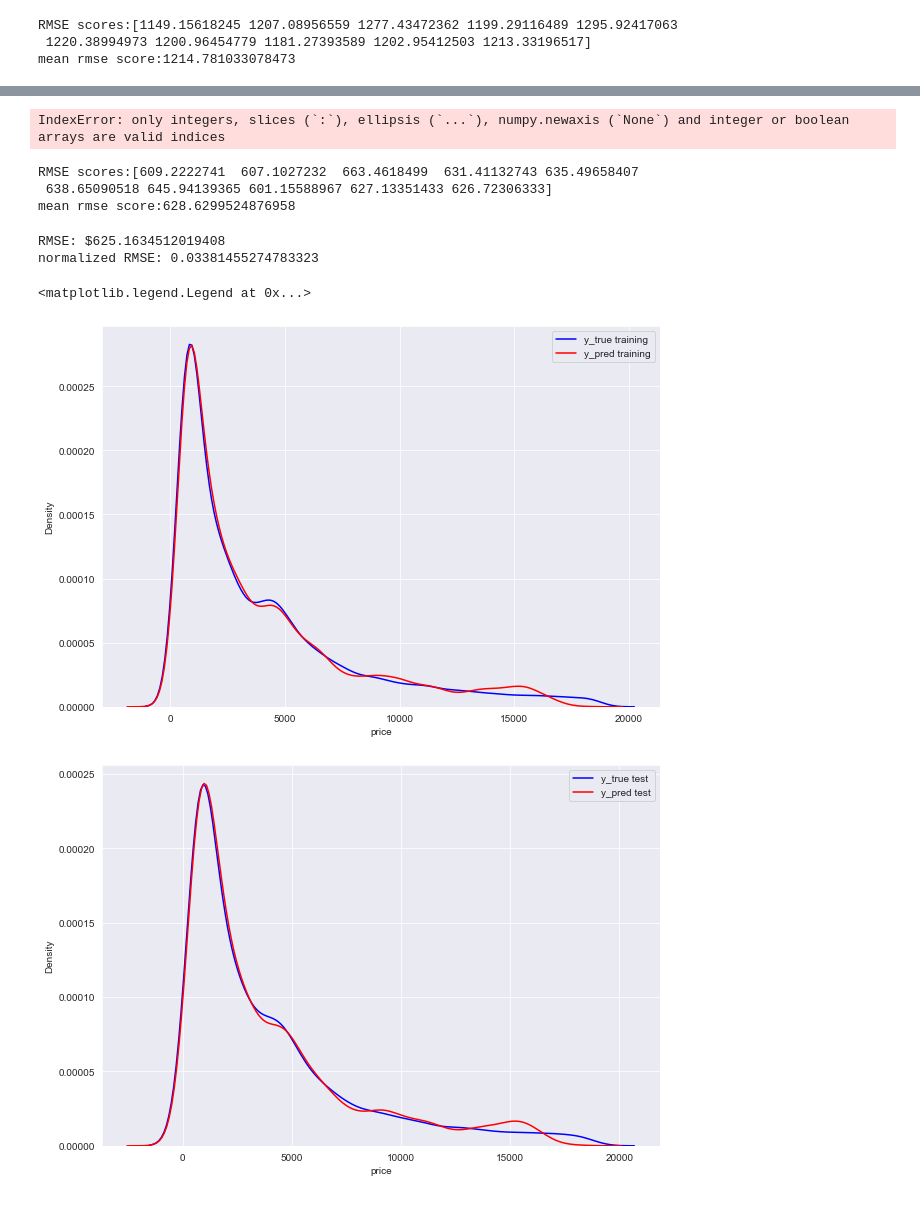
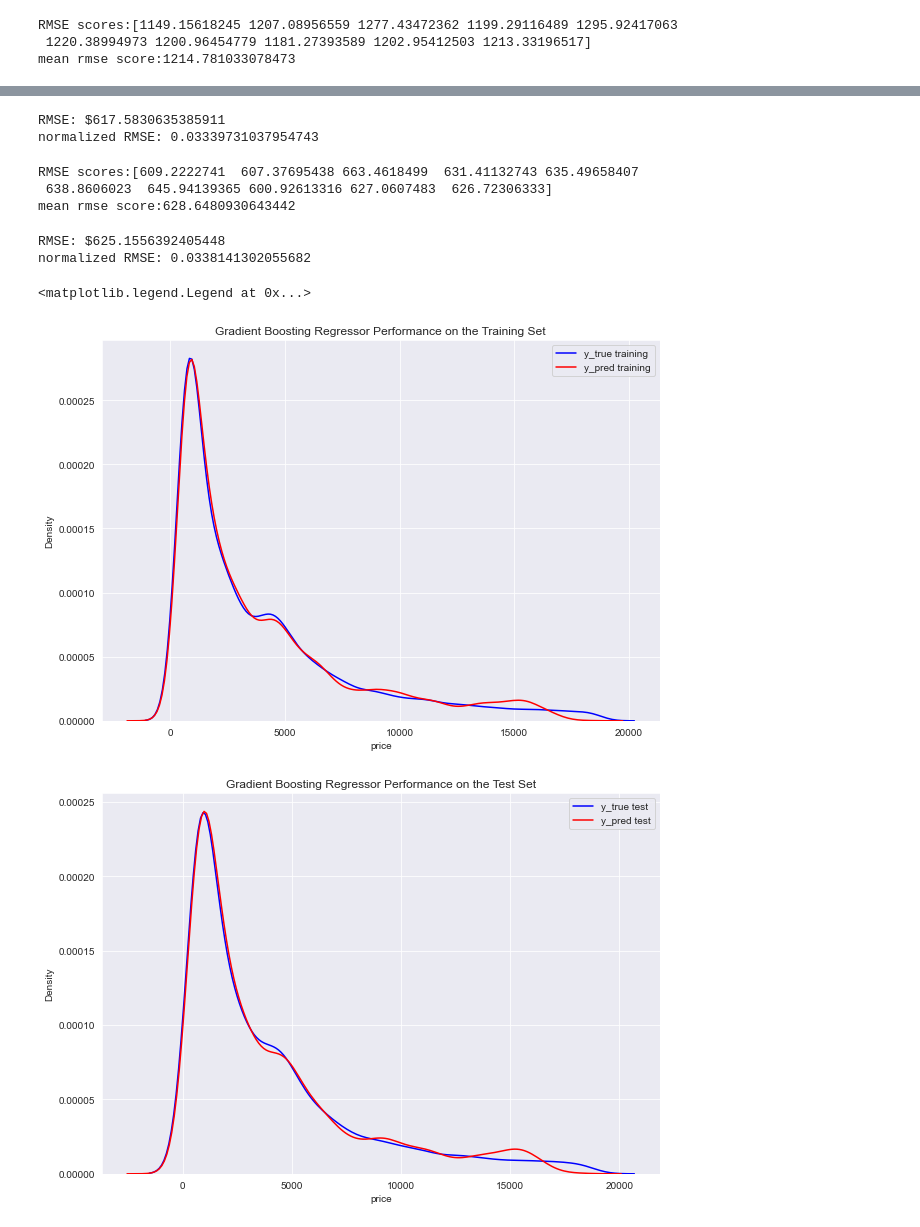
Before and after one commit to Leroywrld/DiamondPricePrediction, a Jupyter notebook: Diamond Prices Prediction.ipynb, the cells around one changed output, grey strips where cells are left out. Saved outputs shown, nothing was run; the diff lists cells and outputs as text; code cells hidden in the pictures.

```diff
--- a/Diamond Prices Prediction.ipynb
+++ b/Diamond Prices Prediction.ipynb
@@ -433,24 +431,25 @@ mean rmse score:555.7167816077648
 # %%
 from sklearn import ensemble
 reg_GB = ensemble.GradientBoostingRegressor()
-reg_GB.fit(X=, y=true_price)
+reg_GB.fit(X=ready_train, y=true_price)
 normalize_rmse(y_observed=true_price, y_pred=reg_GB.predict(ready_train))
 # %% [output]
-IndexError: only integers, slices (`:`), ellipsis (`...`), numpy.newaxis (`None`) and integer or boolean arrays are valid indices
+RMSE: $617.5830635385911
+normalized RMSE: 0.03339731037954743
 # %%
 display_cv_scores(X=ready_train, y=true_price, model=reg_GB)
 # %% [output]
-RMSE scores:[609.2222741  607.1027232  663.4618499  631.41132743 635.49658407
- 638.65090518 645.94139365 601.15588967 627.13351433 626.72306333]
-mean rmse score:628.6299524876958
+RMSE scores:[609.2222741  607.37695438 663.4618499  631.41132743 635.49658407
+ 638.8606023  645.94139365 600.92613316 627.0607483  626.72306333]
+mean rmse score:628.6480930643442
 # %%
 y_test = test_set[label]
 ready_test = full_pipeline.transform(test_set)
 y_test_pred = reg_GB.predict(ready_test)
 normalize_rmse(y_observed=y_test, y_pred=y_test_pred)
 # %% [output]
-RMSE: $625.1634512019408
-normalized RMSE: 0.03381455274783323
+RMSE: $625.1556392405448
+normalized RMSE: 0.0338141302055682
 # %%
 train_scores = []
 test_scores =[]
@@ -482,16 +481,18 @@ rmse_df.to_csv('RMSE scores.csv')
 # %%
 fig, ax = plt.subplots(figsize=(10,7))
 
 sns.kdeplot(true_price, color='Blue', label='y_true training')
 sns.kdeplot(reg_GB.predict(ready_train), color='Red', label='y_pred training')
+plt.title('Gradient Boosting Regressor Performance on the Training Set')
 plt.legend()
 
 
 fig, ax = plt.subplots(figsize=(10,7))
 sns.kdeplot(y_test, color='Blue', label='y_true test')
 sns.kdeplot(reg_GB.predict(ready_test), color='Red', label='y_pred test')
+plt.title('Gradient Boosting Regressor Performance on the Test Set')
 plt.legend()
 # %% [output]
 <matplotlib.legend.Legend at 0x...>
-[figure, old version]
+[figure, new version]
-[figure, old version]
+[figure, new version]
```
Also changed, not shown: parts of 5 cells of this notebook, 2 other files.
